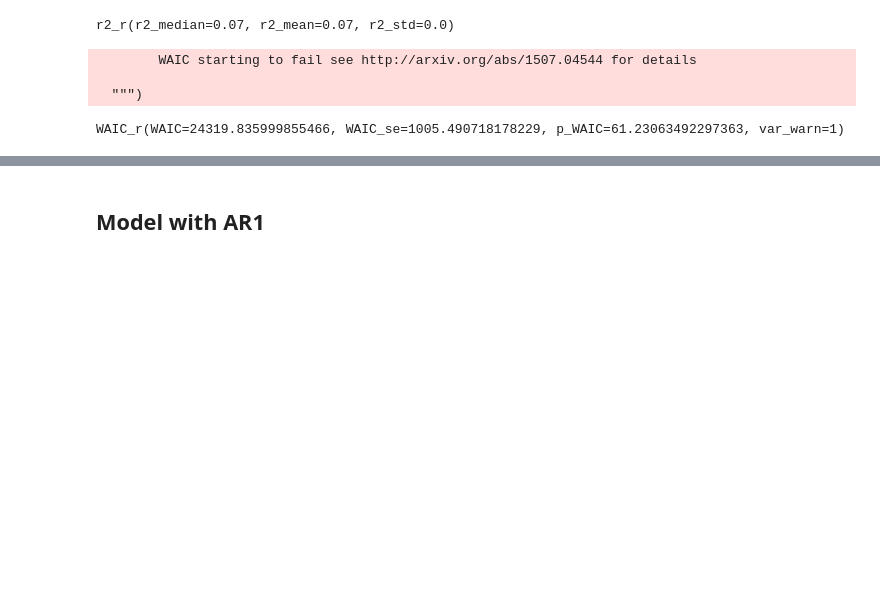
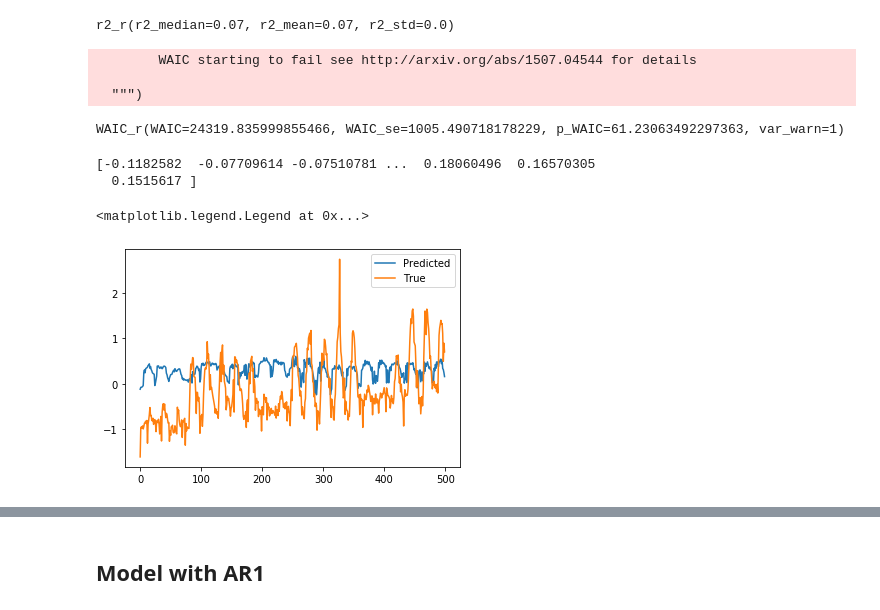
Before and after one commit to FangFeng-077/great-energy-predictor, a Jupyter notebook: hw_7_update.ipynb, the cells around one changed output, grey strips where cells are left out. Saved outputs shown, nothing was run; the diff lists cells and outputs as text; code cells hidden in the pictures; blank space fills up the shorter version.

```diff
--- a/hw_7_update.ipynb
+++ b/hw_7_update.ipynb
@@ -266,3 +266,6 @@ df1
 | 20211673 | 965.830017 | 16.700001 | 10.0 | 0.0 | 1011.000000 | ... |
 | 20214039 | 964.229980 | 16.700001 | 10.0 | 0.0 | 1011.000000 | ... |
 8772 rows × 7 columns
+# %%
+df1.index = np.arange(df1.shape[0])
+df1
@@ -326,7 +343,7 @@ with multiple_model:
 #    yhat1 = intercept + pm.math.dot(df[predictors],beta) + pm.math.dot(df['timestamp'],beta_dynamic)
     y   = pm.Normal('y', mu=yhat1, sd=sd, observed=df1['meter_reading'].values)
 
-    trace = pm.sample()
+    trace3 = pm.sample()
 # %% [output]
 Auto-assigning NUTS sampler...
 Initializing NUTS using jitter+adapt_diag...
@@ -343,3 +360,17 @@ pm.stats.waic(trace, model = multiple_model)
 
   """)
 WAIC_r(WAIC=24319.835999855466, WAIC_se=1005.490718178229, p_WAIC=61.23063492297363, var_warn=1)
+# %%
+sample_mean = trace3['yhat1'].mean(axis = 0)
+p
+# %% [output]
+[-0.1182582  -0.07709614 -0.07510781 ...  0.18060496  0.16570305
+  0.1515617 ]
+# %%
+n = 500
+plt.plot(sample_mean[0:n],label='Predicted')
+plt.plot(df1['meter_reading'].values[0:n],label='True')
+plt.legend()
+# %% [output]
+<matplotlib.legend.Legend at 0x...>
+[figure, added]
```
Also changed, not shown: parts of 38 cells of this notebook.
